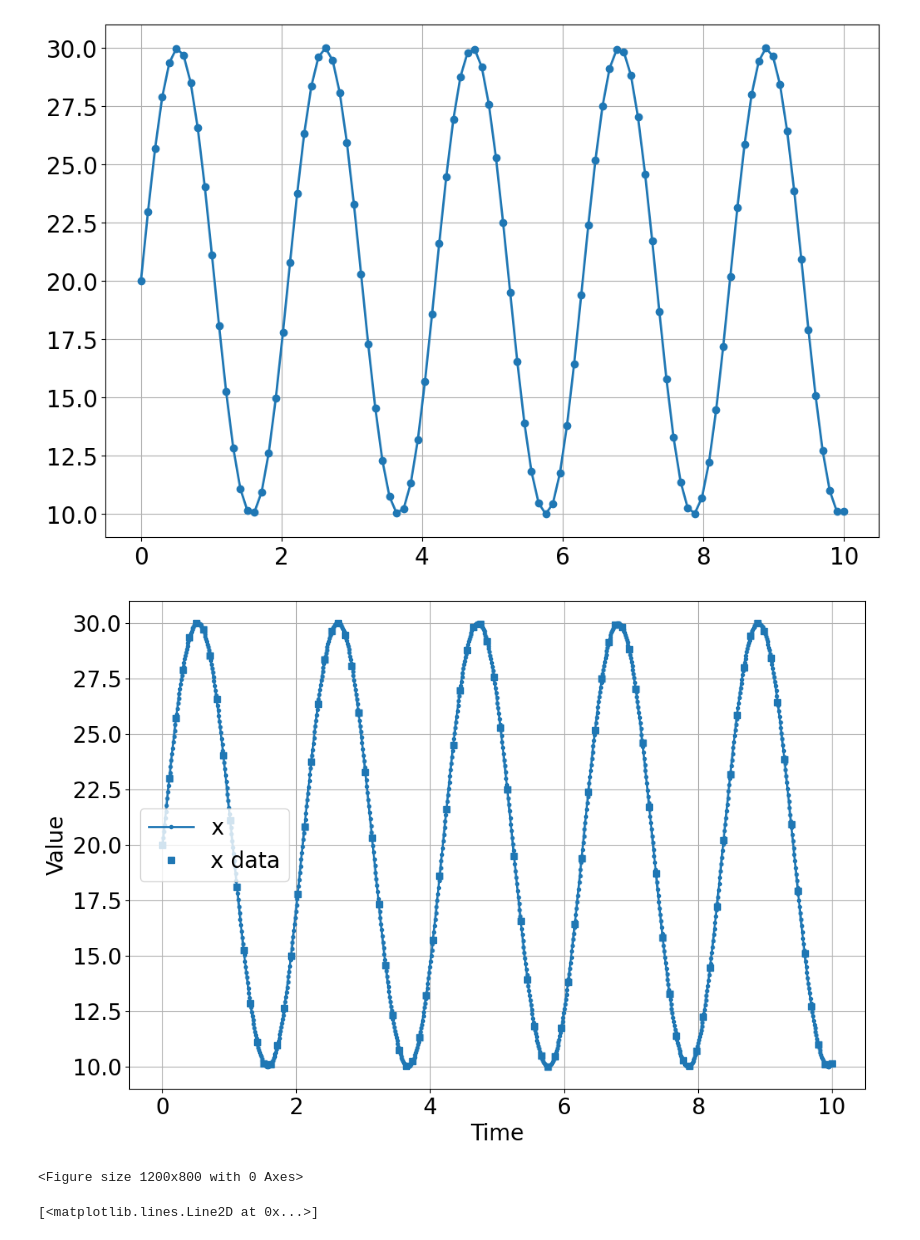
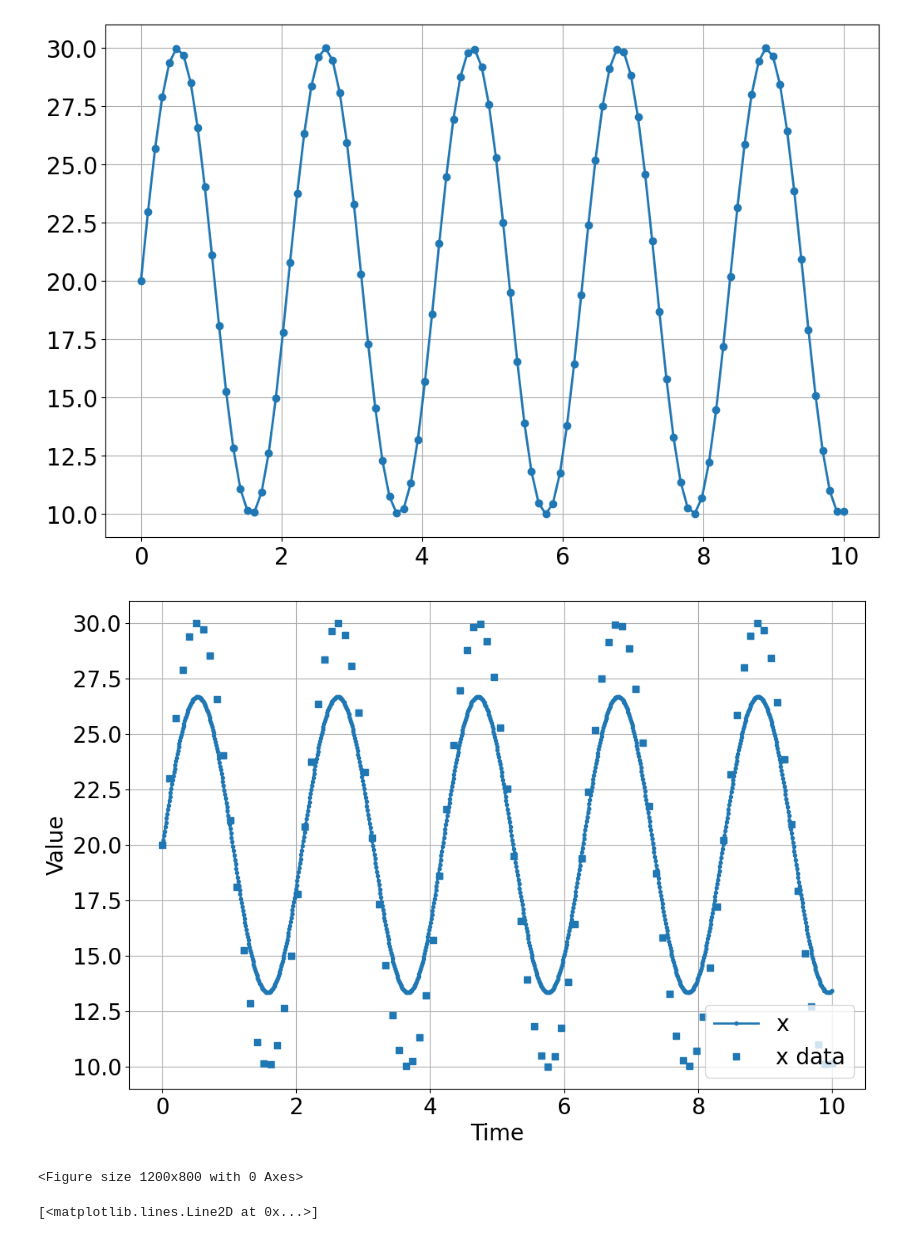
Before and after one commit to bblais/Computer-Programming-for-the-Sciences-Spring-2024, a Jupyter notebook: Sprint #2 - Dynamical Systems and Parameters/2024-02-29 - Misc.ipynb, the cells around one changed output. Drawn from its saved outputs; the diff is of its cells as text; code cells hidden in the pictures.

```diff
--- a/Sprint #2 - Dynamical Systems and Parameters/2024-02-29 - Misc.ipynb
+++ b/Sprint #2 - Dynamical Systems and Parameters/2024-02-29 - Misc.ipynb
@@ -69,12 +73,12 @@ plot(t_data,y_data,'-o')
 # %%
 sim=Simulation()
 sim.add("x'=v",initial_value=20,plot=True)
-sim.add("v'=-k*(x-x0)",initial_value=30)
+sim.add("v'=-k*(x-x0)",initial_value=20)
 sim.params(k=9,x0=20)
 sim.add_data(t=t_data,x=y_data,plot=True)
 sim.run(10)
 # %% [output]
-[figure, old version]
+[figure, new version]
 <Figure size 1200x800 with 0 Axes>
 # %%
 t_data=linspace(0,10,100)
```
Also changed, not shown: parts of 2 cells of this notebook, 1 other file.
